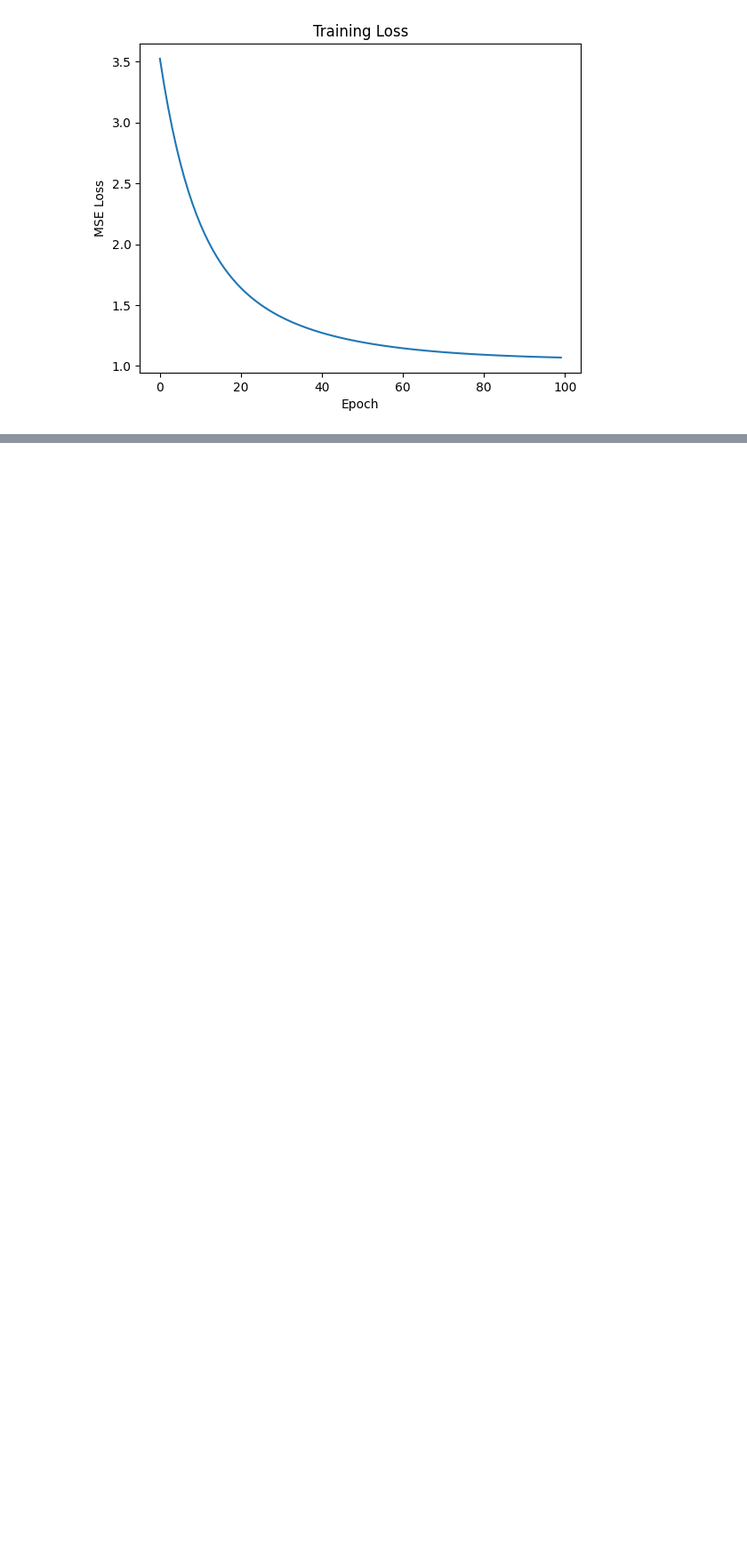
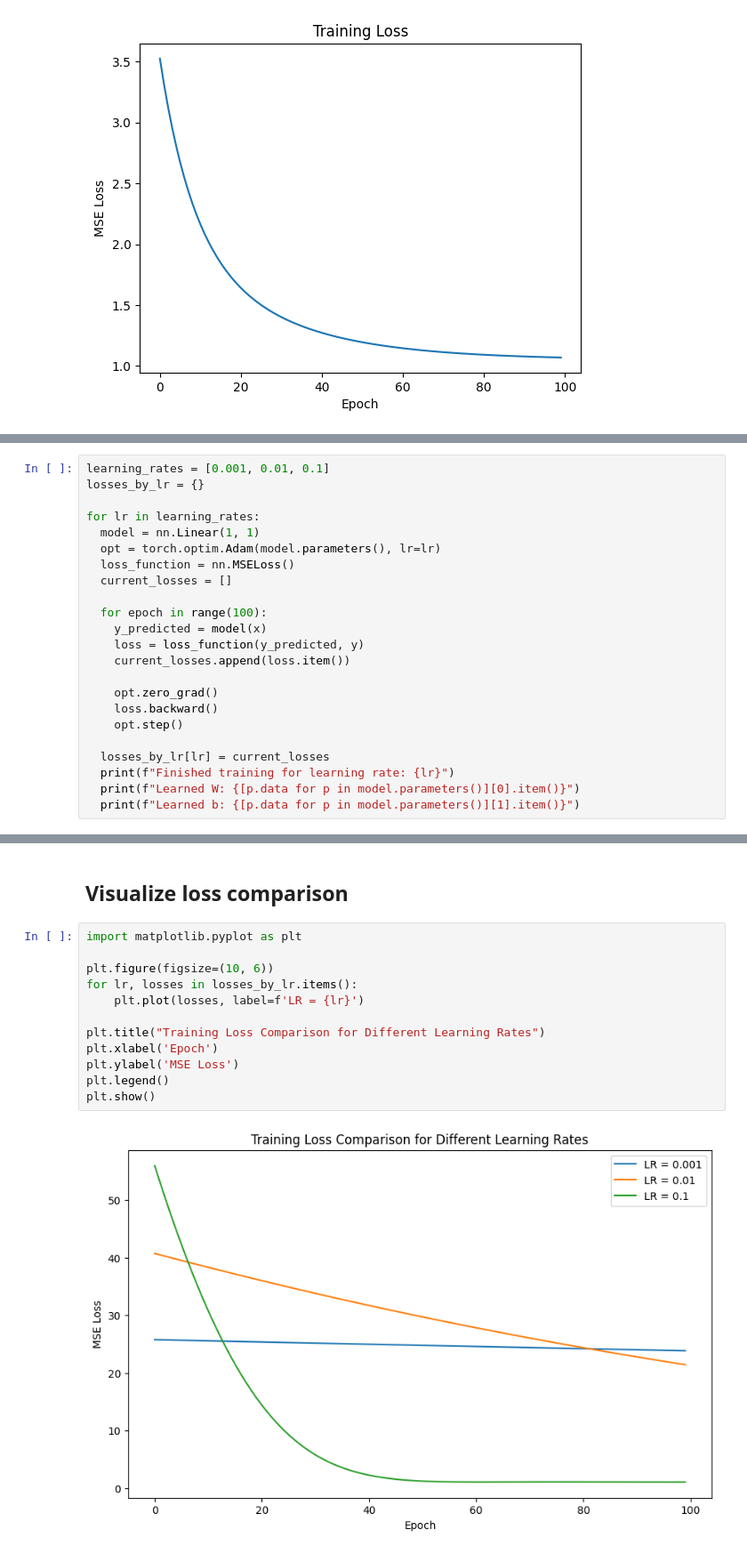
Before and after one commit to pouria1380-creator/Deep_learning_ne, a Jupyter notebook: pouria_deep_learning_note_one.ipynb, the cells around one changed output, grey strips where cells are left out. Shown: that part at 89% size. Cells and saved outputs as stored; diff of their text form; blank space fills up the shorter version.

```diff
--- a/pouria_deep_learning_note_one.ipynb
+++ b/pouria_deep_learning_note_one.ipynb
@@ -231,0 +268,23 @@ plt.show()
+# %%
+learning_rates = [0.001, 0.01, 0.1]
+losses_by_lr = {}
+
+for lr in learning_rates:
+  model = nn.Linear(1, 1)
+  opt = torch.optim.Adam(model.parameters(), lr=lr)
+  loss_function = nn.MSELoss()
+  current_losses = []
+
+  for epoch in range(100):
+    y_predicted = model(x)
+    loss = loss_function(y_predicted, y)
+    current_losses.append(loss.item())
+
+    opt.zero_grad()
+    loss.backward()
+    opt.step()
+
+  losses_by_lr[lr] = current_losses
+  print(f"Finished training for learning rate: {lr}")
+  print(f"Learned W: {[p.data for p in model.parameters()][0].item()}")
+  print(f"Learned b: {[p.data for p in model.parameters()][1].item()}")
@@ -231,0 +301,16 @@ plt.show()
+# %% [markdown]
+## Visualize loss comparison
+# %%
+import matplotlib.pyplot as plt
+
+plt.figure(figsize=(10, 6))
+for lr, losses in losses_by_lr.items():
+    plt.plot(losses, label=f'LR = {lr}')
+
+plt.title("Training Loss Comparison for Different Learning Rates")
+plt.xlabel('Epoch')
+plt.ylabel('MSE Loss')
+plt.legend()
+plt.show()
+# %% [output]
+[figure, added]
```
Also changed, not shown: parts of 9 cells of this notebook.
